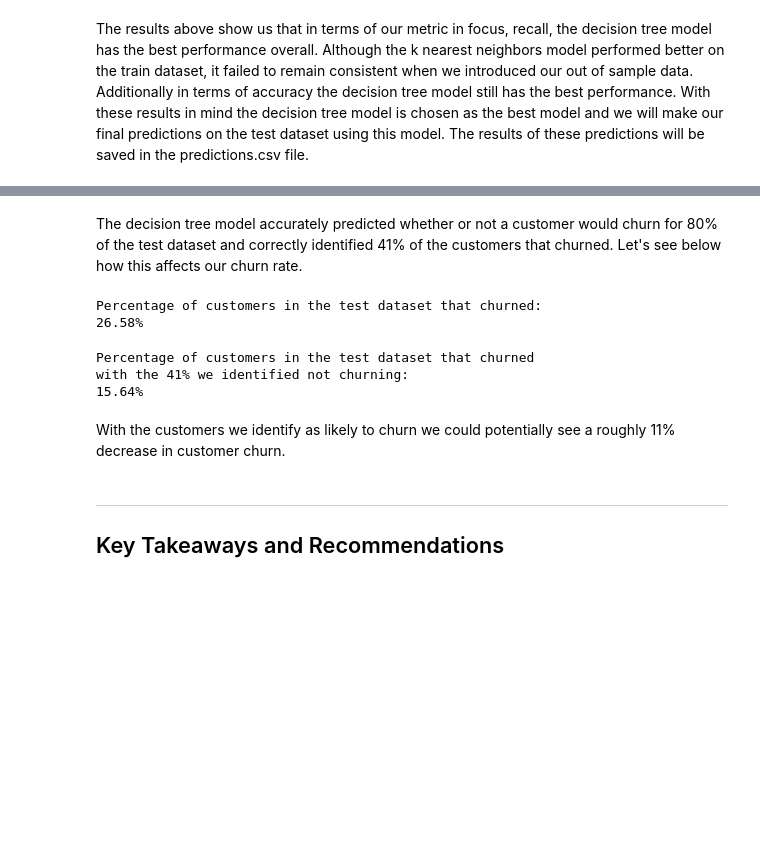
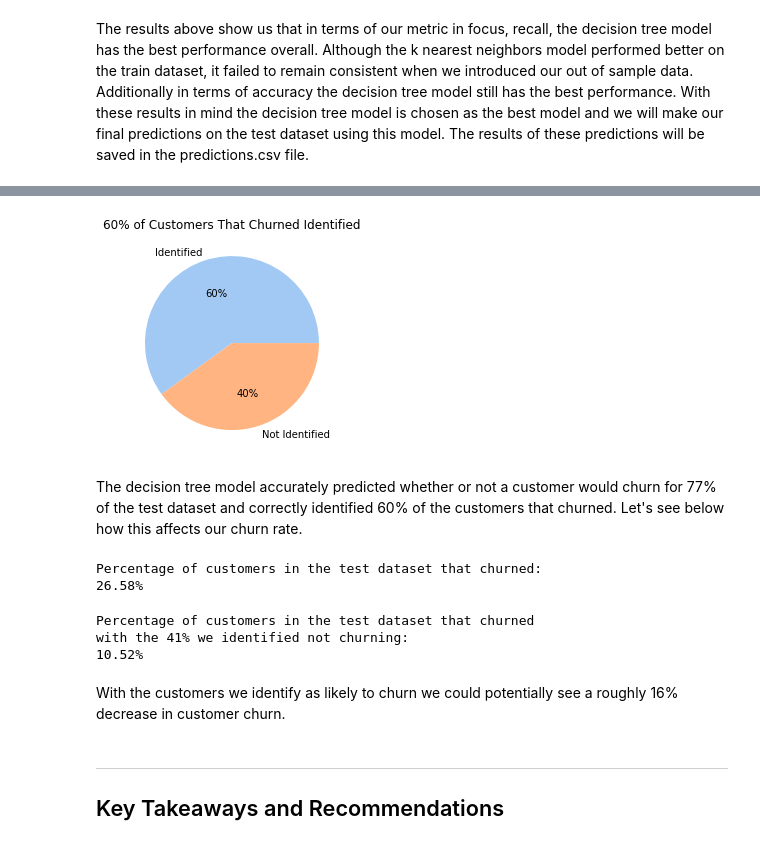
Before and after one commit to alegarcia-dev/telco-classification-project, a Jupyter notebook: Telco_Final_Report.ipynb, the cells around one changed output, grey strips where cells are left out. Saved outputs shown, nothing was run; the diff lists cells and outputs as text; code cells hidden in the pictures; blank space fills up the shorter version.

```diff
--- a/Telco_Final_Report.ipynb
+++ b/Telco_Final_Report.ipynb
@@ -276,5 +276,10 @@ make_predictions_on_test(test, telco_customers, models['Decision Tree'])
+# %%
+# Here we will see a pie chart of our model's performance on the test dataset
+visualize_test_performance()
+# %% [output]
+[figure, added]
 # %% [markdown]
-The decision tree model accurately predicted whether or not a customer would churn for 80% of the test dataset and correctly identified 41% of the customers that churned. Let's see below how this affects our churn rate.
+The decision tree model accurately predicted whether or not a customer would churn for 77% of the test dataset and correctly identified 60% of the customers that churned. Let's see below how this affects our churn rate.
 # %%
 # Show the percentage of customers that churned
 percentage_of_customers_that_churned(test)
@@ -282,13 +287,13 @@ percentage_of_customers_that_churned(test)
 Percentage of customers in the test dataset that churned:
 26.58%
 # %%
-reduced_percentage(0.2658, 0.4117)
+reduced_percentage(0.2658, 0.6043)
 # %% [output]
 Percentage of customers in the test dataset that churned
 with the 41% we identified not churning:
-15.64%
+10.52%
 # %% [markdown]
-With the customers we identify as likely to churn we could potentially see a roughly 11% decrease in customer churn.
+With the customers we identify as likely to churn we could potentially see a roughly 16% decrease in customer churn.
 # %% [markdown]
 ---
 
```
Also changed, not shown: parts of 4 cells of this notebook, 5 other files.
